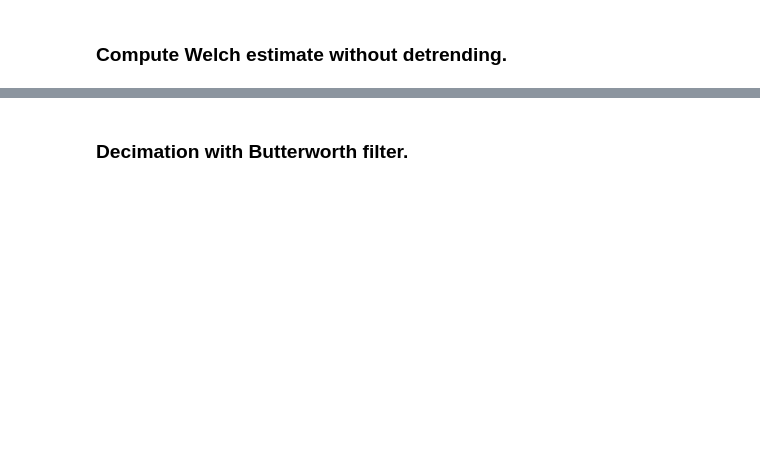
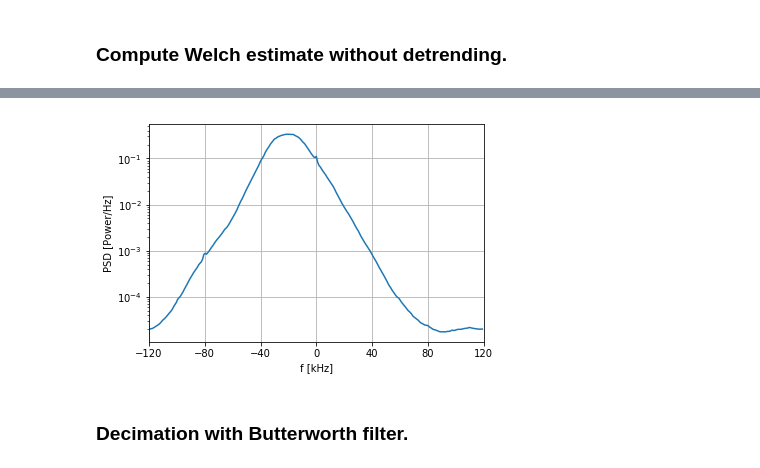
Before and after one commit to enthyp/rds-fm, a Jupyter notebook: nb/iq_samples.ipynb, the cells around one changed output, grey strips where cells are left out. Saved outputs shown, nothing was run; the diff lists cells and outputs as text; code cells hidden in the pictures; blank space fills up the shorter version.

```diff
--- a/nb/iq_samples.ipynb
+++ b/nb/iq_samples.ipynb
@@ -31,3 +36,7 @@ plt.xlim(-sample_rate/2e3, sample_rate/2e3)
+# %%
+welch(dec_samples, sample_rate_fm)
+# %% [output]
+[figure, added]
 # %% [markdown]
 ### Decimation with Butterworth filter.
 # %%
```
Also changed, not shown: parts of 7 cells of this notebook, 9 other files.
